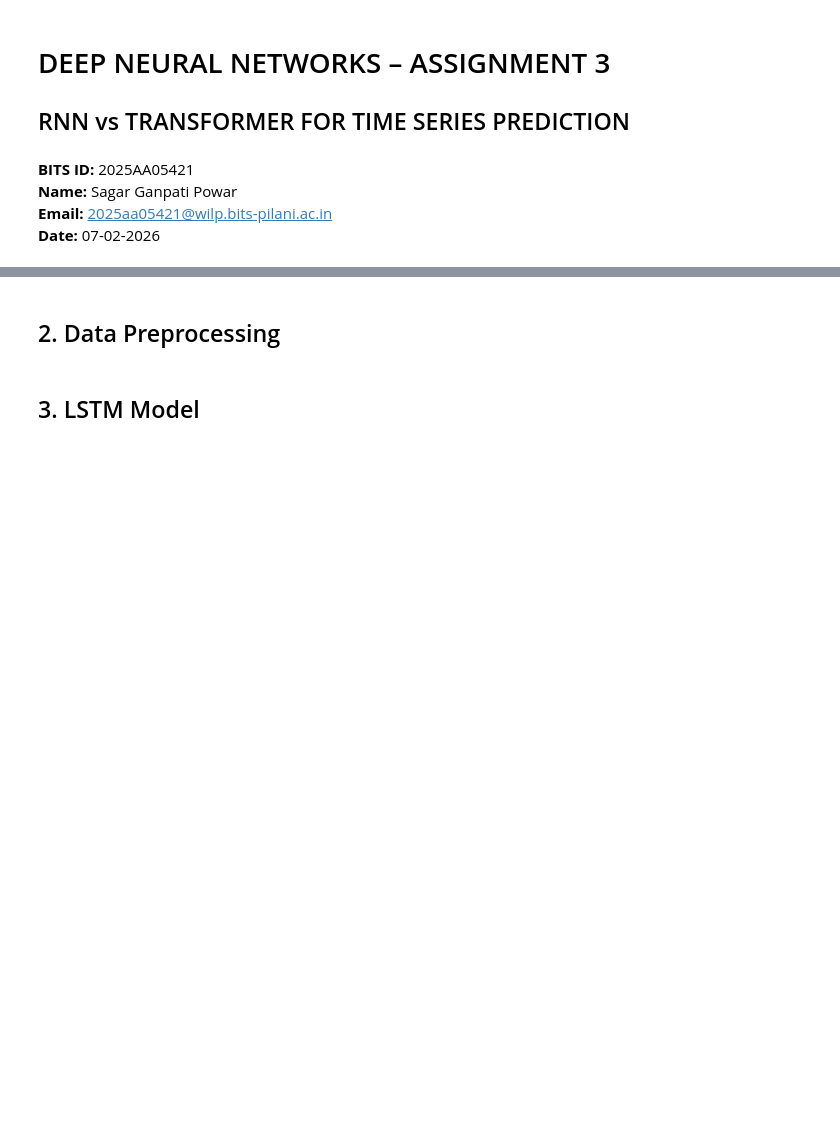
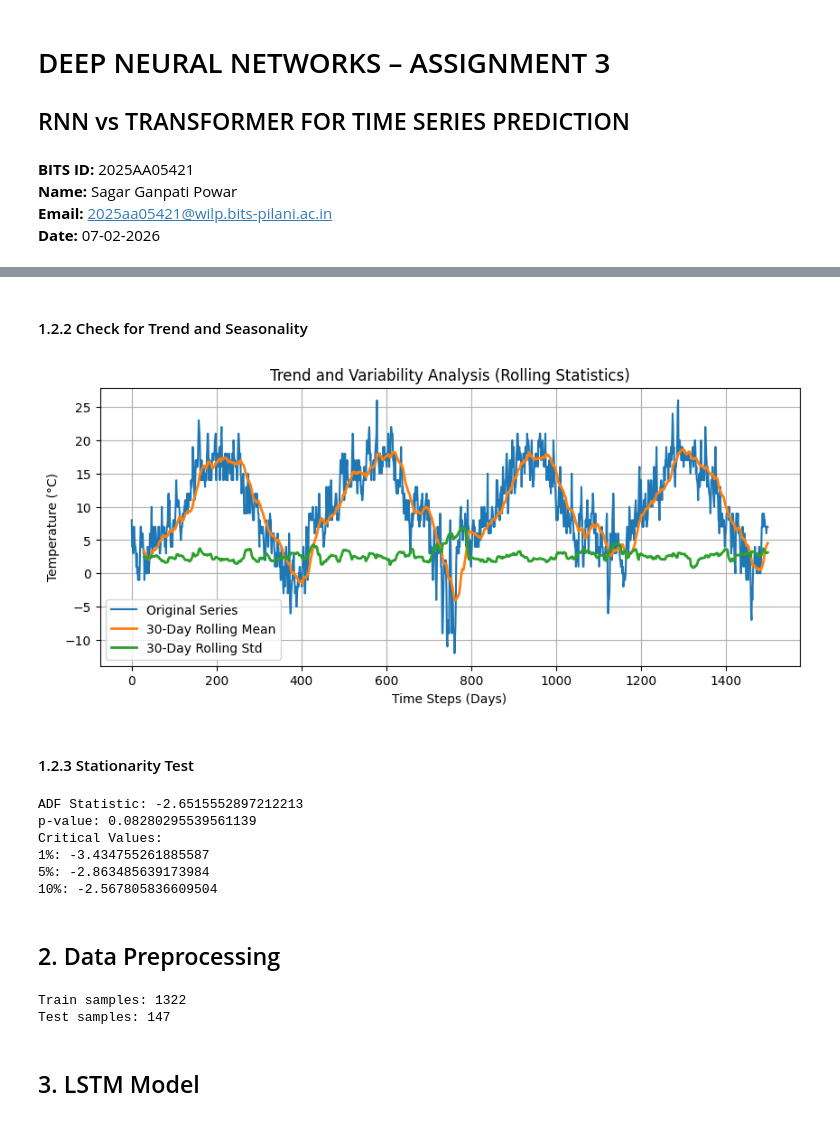
Before and after one commit to powarsg/bits_aiml, a Jupyter notebook: DNN/3_Assignment_RNN/gpt_2025AA05421_rnn_assignment.ipynb, the cells around one changed output, grey strips where cells are left out. Saved outputs shown, nothing was run; the diff lists cells and outputs as text; code cells hidden in the pictures; blank space fills up the shorter version.

```diff
--- a/DNN/3_Assignment_RNN/gpt_2025AA05421_rnn_assignment.ipynb
+++ b/DNN/3_Assignment_RNN/gpt_2025AA05421_rnn_assignment.ipynb
@@ -61,3 +113,43 @@ plt.show()
+# %% [markdown]
+#### 1.2.2 Check for Trend and Seasonality
+# %%
+# 2. Check for Trend and Seasonality
+series = pd.Series(data.flatten())
+
+rolling_mean = series.rolling(window=30).mean()
+rolling_std = series.rolling(window=30).std()
+
+plt.figure(figsize=(10, 4))
+plt.plot(series, label="Original Series")
+plt.plot(rolling_mean, label="30-Day Rolling Mean", linewidth=2)
+plt.plot(rolling_std, label="30-Day Rolling Std", linewidth=2)
+plt.title("Trend and Variability Analysis (Rolling Statistics)")
+plt.xlabel("Time Steps (Days)")
+plt.ylabel("Temperature (°C)")
+plt.legend()
+plt.grid(True)
+plt.show()
+# %% [output]
+[figure, added]
+# %% [markdown]
+#### 1.2.3 Stationarity Test
+# %%
+from statsmodels.tsa.stattools import adfuller
+
+adf_result = adfuller(series)
+
+print("ADF Statistic:", adf_result[0])
+print("p-value:", adf_result[1])
+print("Critical Values:")
+for key, value in adf_result[4].items():
+    print(f"{key}: {value}")
+# %% [output]
+ADF Statistic: -2.6515552897212213
+p-value: 0.08280295539561139
+Critical Values:
+1%: -3.434755261885587
+5%: -2.863485639173984
+10%: -2.567805836609504
 # %% [markdown]
 ## 2. Data Preprocessing
 # %%
@@ -77,6 +169,8 @@ def create_sequences(data, seq_length, pred_horizon):
 
 data_scaled, scaler = preprocess_timeseries(data)
 X, y = create_sequences(data_scaled, sequence_length, prediction_horizon)
+
+train_test_ratio = "90/10"
 
 split = int(len(X) * 0.9)
 X_train, X_test = X[:split], X[split:]
@@ -84,6 +178,9 @@ y_train, y_test = y[:split], y[split:]
 
 print("Train samples:", len(X_train))
 print("Test samples:", len(X_test))
+# %% [output]
+Train samples: 1322
+Test samples: 147
 # %% [markdown]
 ## 3. LSTM Model
 # %%
```
Also changed, not shown: parts of 16 cells of this notebook.
